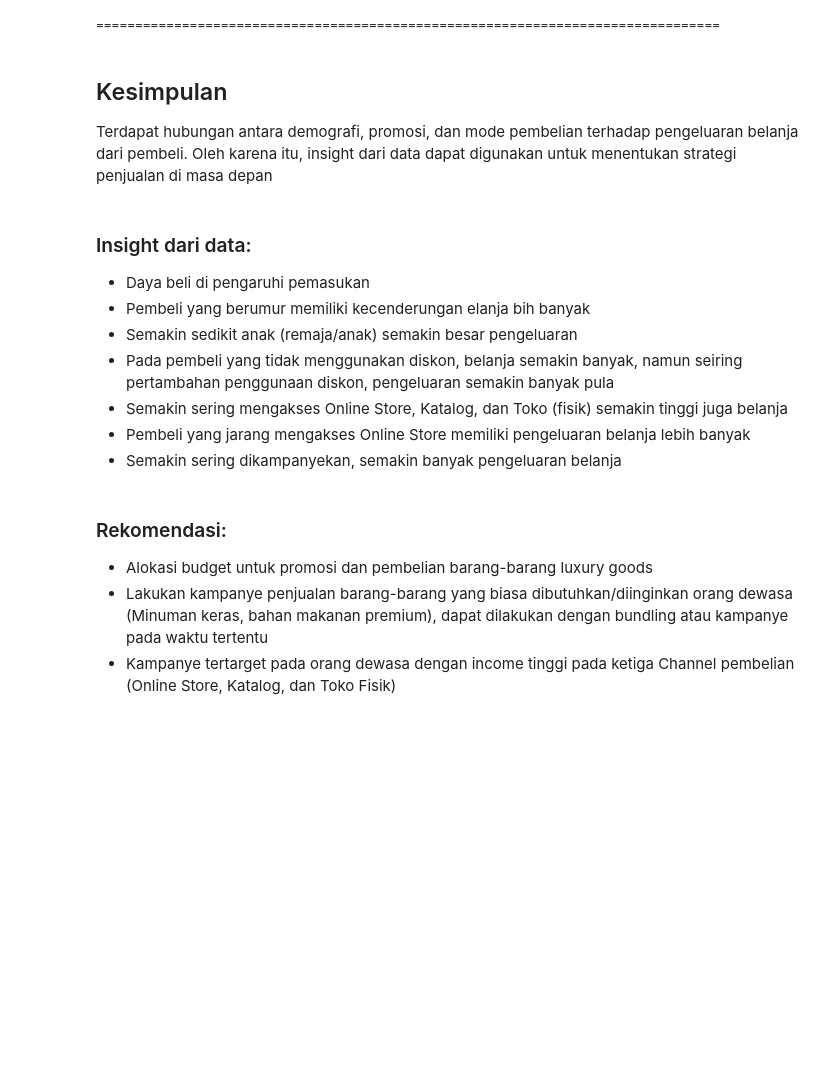
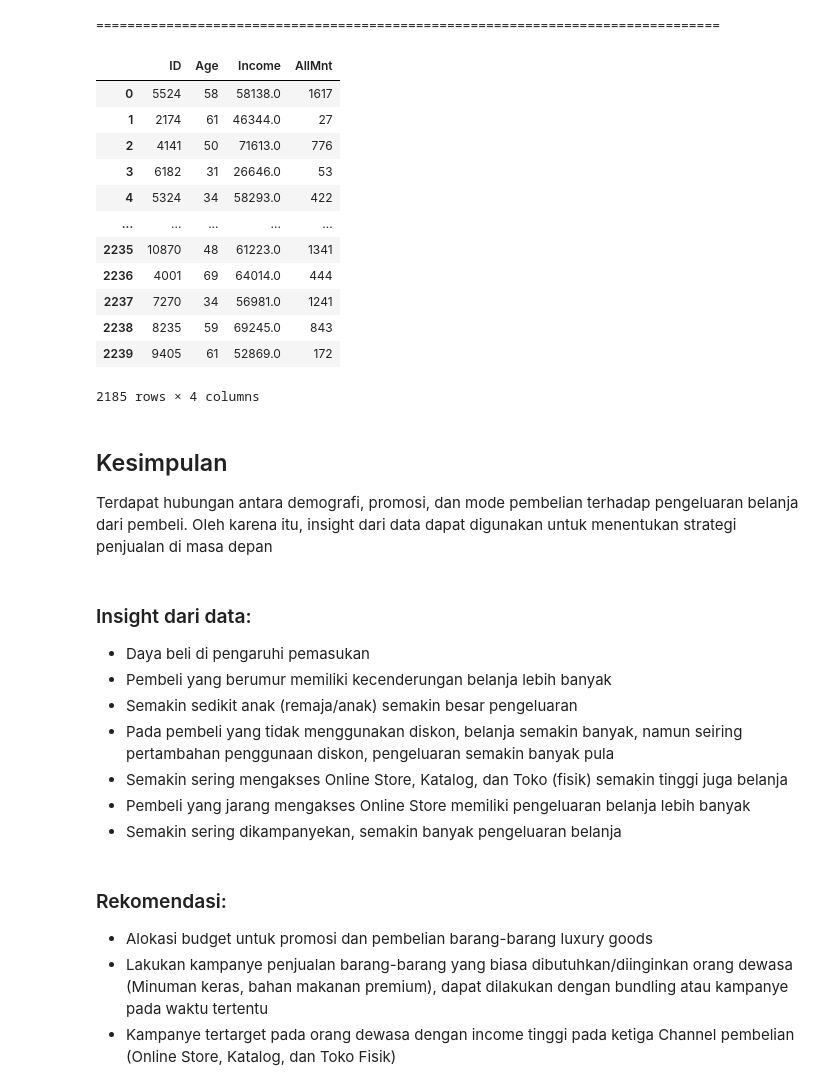
Before and after one commit to x237o/CapstoneProject2JonathanOdilo, a Jupyter notebook: Capstone Project 2 Jonathan Odilo.ipynb, the cells around one changed output. Saved outputs shown, nothing was run; the diff lists cells and outputs as text; code cells hidden in the pictures; blank space fills up the shorter version.

```diff
--- a/Capstone Project 2 Jonathan Odilo.ipynb
+++ b/Capstone Project 2 Jonathan Odilo.ipynb
@@ -532,3 +558,21 @@ for var in numerical_var:
 ================================================================================
 [figure]
 ================================================================================
+# %%
+df_mnt_in_age = df[['ID','Age','Income','AllMnt']]
+df_mnt_in_age.to_excel('Supermarket Customers_Mnt_Income_Age.xlsx', index=False)
+df_mnt_in_age
+# %% [output]
+|  | ID | Age | Income | AllMnt |
+| 0 | 5524 | 58 | 58138.0 | 1617 |
+| 1 | 2174 | 61 | 46344.0 | 27 |
+| 2 | 4141 | 50 | 71613.0 | 776 |
+| 3 | 6182 | 31 | 26646.0 | 53 |
+| 4 | 5324 | 34 | 58293.0 | 422 |
+| ... | ... | ... | ... | ... |
+| 2235 | 10870 | 48 | 61223.0 | 1341 |
+| 2236 | 4001 | 69 | 64014.0 | 444 |
+| 2237 | 7270 | 34 | 56981.0 | 1241 |
+| 2238 | 8235 | 59 | 69245.0 | 843 |
+| 2239 | 9405 | 61 | 52869.0 | 172 |
+2185 rows × 4 columns
@@ -542,7 +589,7 @@ Terdapat hubungan antara demografi, promosi, dan mode pembelian terhadap pengelu
 ### Insight dari data:
 
 - Daya beli di pengaruhi pemasukan
-- Pembeli yang berumur memiliki kecenderungan elanja bih banyak
+- Pembeli yang berumur memiliki kecenderungan belanja lebih banyak
 - Semakin sedikit anak (remaja/anak) semakin besar pengeluaran
 - Pada pembeli yang tidak menggunakan diskon, belanja semakin banyak, namun seiring pertambahan penggunaan diskon, pengeluaran semakin banyak pula
 - Semakin sering mengakses Online Store, Katalog, dan Toko (fisik) semakin tinggi juga belanja
```
Also changed, not shown: parts of 7 cells of this notebook.
